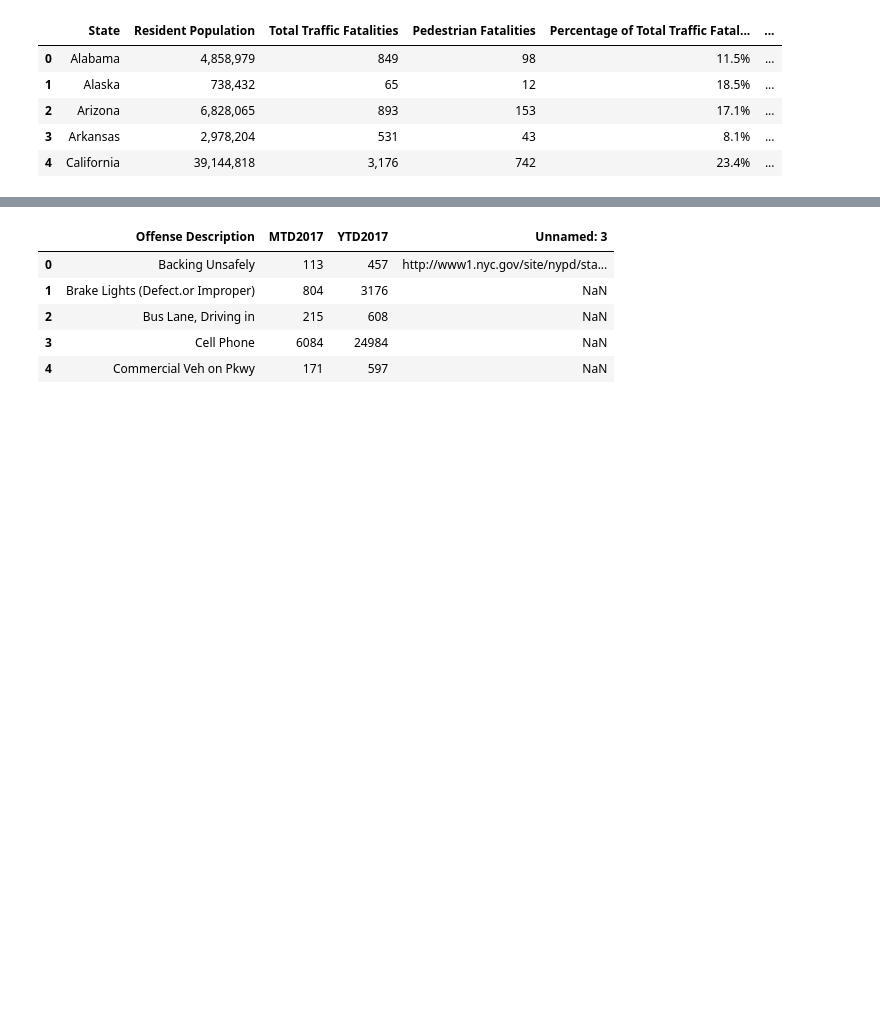
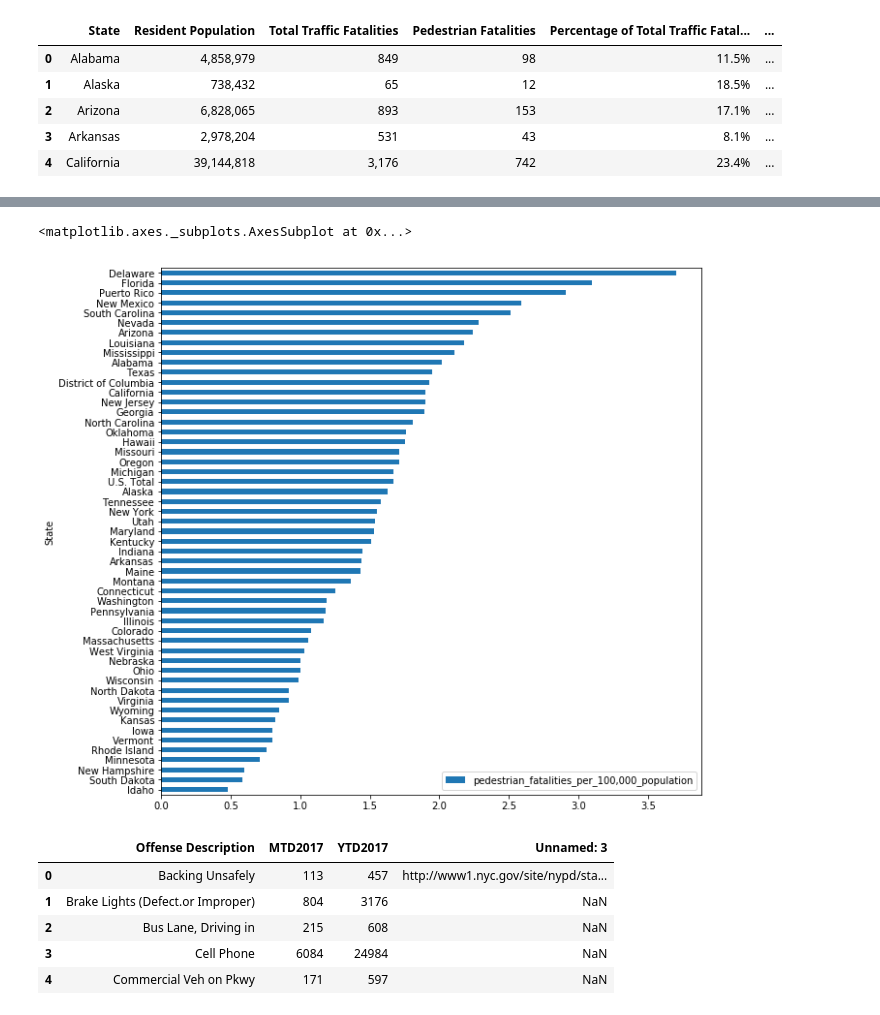
Before and after one commit to JulienAssouline/data-studios-projects, a Jupyter notebook: code/Project_2/Pedestrian fatalities.ipynb, the cells around one changed output, grey strips where cells are left out. Cells and saved outputs as stored; diff of their text form; code cells hidden in the pictures; blank space fills up the shorter version.

```diff
--- a/code/Project_2/Pedestrian fatalities.ipynb
+++ b/code/Project_2/Pedestrian fatalities.ipynb
@@ -95,3 +134,5 @@ State.head()
 | 2 | Arizona | 6,828,065 | 893 | 153 | 17.1% | ... |
 | 3 | Arkansas | 2,978,204 | 531 | 43 | 8.1% | ... |
 | 4 | California | 39,144,818 | 3,176 | 742 | 23.4% | ... |
+# %%
+State.columns = ["State", "resident_population", "traffic_fatalities", "pedestrian_fatalities", "Percentage_Traffic", "pedestrian_fatalities_per_100,000_population"]
@@ -98,3 +149,8 @@ State.head()
+# %%
+State.sort_values(by = "pedestrian_fatalities_per_100,000_population").plot(x = "State", y="pedestrian_fatalities_per_100,000_population", kind= "barh", figsize=(10,10))
+# %% [output]
+<matplotlib.axes._subplots.AxesSubplot at 0x...>
+[figure, added]
 # %%
 Violations = pd.read_csv("Moving Violations NYC - Sheet1.csv")
 Violations.head()
```
Also changed, not shown: parts of 85 cells of this notebook, 55 other files.
